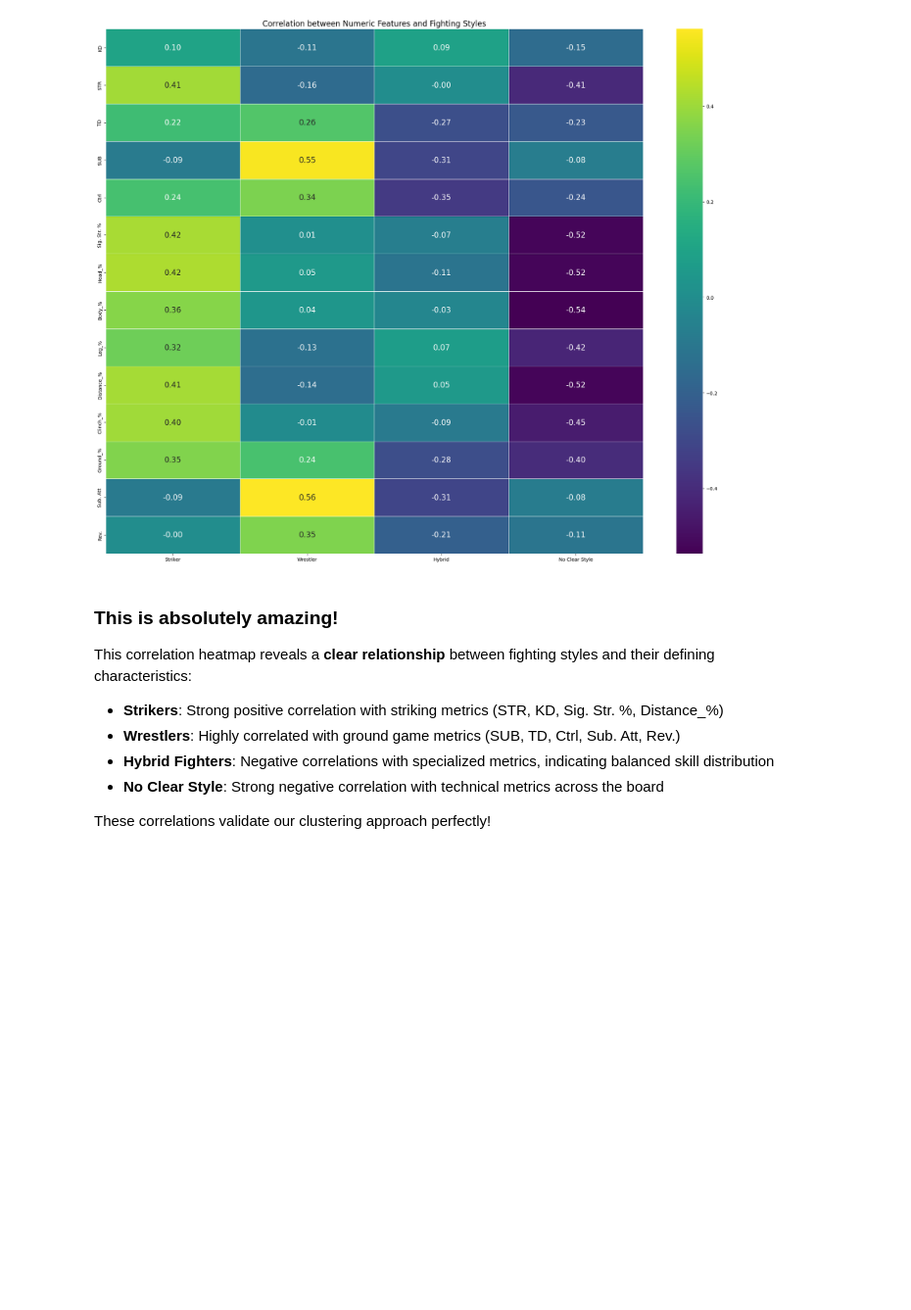
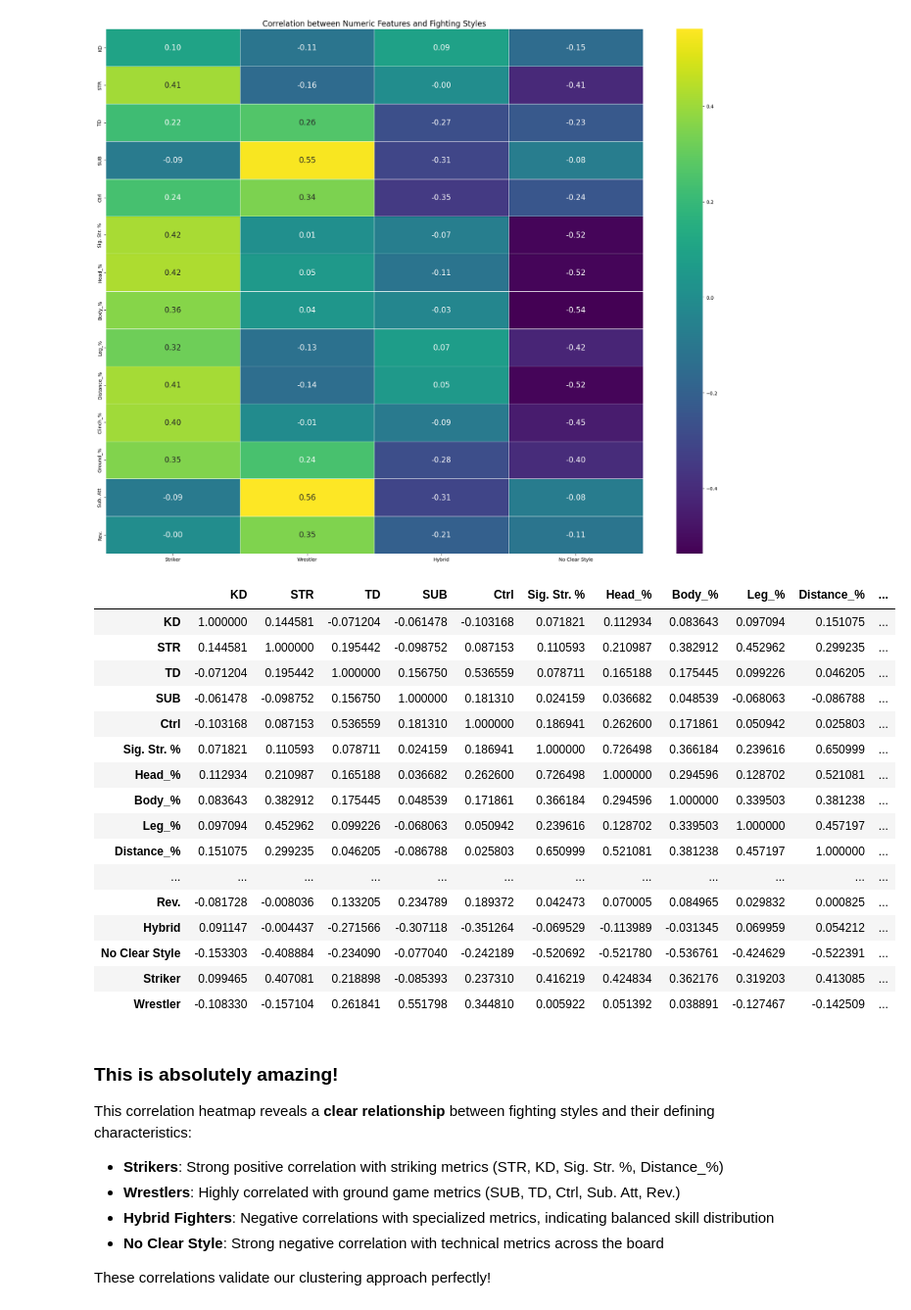
Before and after one commit to ameen-alibi/ufc-fighting-style-categorizer, a Jupyter notebook: notebooks/04_fighters_clustering.ipynb, the cells around one changed output. Shown at 98% size. Cells and saved outputs as stored; diff of their text form; code cells hidden in the pictures; blank space fills up the shorter version.

Commit message:
Make the correlation interpretation dynamic

```diff
--- a/notebooks/04_fighters_clustering.ipynb
+++ b/notebooks/04_fighters_clustering.ipynb
@@ -505,4 +505,29 @@ After completing these two visualizations we can confidently say:
 - **Cluster 1** is for wrestlers: fighters who tend more to the ground game having the biggest control time, submissions, ground strikes percentage, submission attempts and more features distinguishing wrestlers.
 - **Cluster 2** is for hybrid fighters: having a mix of both striking & wrestling.
 - **Cluster 3** has nothing significant: so they will be labeled as 'No Fighting Style'.
+# %%
+style_dummies = pd.get_dummies(fighters_df['PCA Cluster'])
+temp_df = pd.concat([fighters_df.select_dtypes(exclude=['object','category','boolean']),style_dummies],axis=1)
+corr_matrix = temp_df.corr()
+corr_matrix = corr_matrix.loc[corr_matrix.drop(columns=[0,1,2,3]).columns,[0,1,2,3]]
+
+# Using correlation to map numerical fighting classes to their meaning
+striking_cols = ['KD','STR','Sig. Str. %','Head_%','Body_%','Leg_%','Distance_%']
+wrestling_cols = ['TD','SUB','Ctrl','Ground_%','Sub. Att','Rev.',]
+
+striker = corr_matrix.transpose()[striking_cols].mean(axis=1).idxmax()
+wrestler = corr_matrix.transpose()[wrestling_cols].mean(axis=1).idxmax()
+no_style = corr_matrix.transpose().mean(axis=1).idxmin()
+# We use 6 - sum(already_assigned_classes) to get the index of the remaining class which is hybrid
+hybrid = 6 - (striker+wrestler+no_style)
+
+# Building the hashmap dynammically
+map_dict = {
+    striker : 'Striker',
+    wrestler : 'Wrestler',
+    hybrid : 'Hybrid',
+    no_style : 'No Clear Style',
+}
+
+fighters_df['Fighting Style'] = fighters_df['PCA Cluster'].map(map_dict)
 # %%
@@ -545,6 +560,26 @@ plt.tight_layout()
 plt.show()
 # %% [output]
 [figure]
+# %%
+corr_matrix
+# %% [output]
+|  | KD | STR | TD | SUB | Ctrl | Sig. Str. % | Head_% | Body_% | Leg_% | Distance_% | ... |
+| KD | 1.000000 | 0.144581 | -0.071204 | -0.061478 | -0.103168 | 0.071821 | 0.112934 | 0.083643 | 0.097094 | 0.151075 | ... |
+| STR | 0.144581 | 1.000000 | 0.195442 | -0.098752 | 0.087153 | 0.110593 | 0.210987 | 0.382912 | 0.452962 | 0.299235 | ... |
+| TD | -0.071204 | 0.195442 | 1.000000 | 0.156750 | 0.536559 | 0.078711 | 0.165188 | 0.175445 | 0.099226 | 0.046205 | ... |
+| SUB | -0.061478 | -0.098752 | 0.156750 | 1.000000 | 0.181310 | 0.024159 | 0.036682 | 0.048539 | -0.068063 | -0.086788 | ... |
+| Ctrl | -0.103168 | 0.087153 | 0.536559 | 0.181310 | 1.000000 | 0.186941 | 0.262600 | 0.171861 | 0.050942 | 0.025803 | ... |
+| Sig. Str. % | 0.071821 | 0.110593 | 0.078711 | 0.024159 | 0.186941 | 1.000000 | 0.726498 | 0.366184 | 0.239616 | 0.650999 | ... |
+| Head_% | 0.112934 | 0.210987 | 0.165188 | 0.036682 | 0.262600 | 0.726498 | 1.000000 | 0.294596 | 0.128702 | 0.521081 | ... |
+| Body_% | 0.083643 | 0.382912 | 0.175445 | 0.048539 | 0.171861 | 0.366184 | 0.294596 | 1.000000 | 0.339503 | 0.381238 | ... |
+| Leg_% | 0.097094 | 0.452962 | 0.099226 | -0.068063 | 0.050942 | 0.239616 | 0.128702 | 0.339503 | 1.000000 | 0.457197 | ... |
+| Distance_% | 0.151075 | 0.299235 | 0.046205 | -0.086788 | 0.025803 | 0.650999 | 0.521081 | 0.381238 | 0.457197 | 1.000000 | ... |
+| ... | ... | ... | ... | ... | ... | ... | ... | ... | ... | ... | ... |
+| Rev. | -0.081728 | -0.008036 | 0.133205 | 0.234789 | 0.189372 | 0.042473 | 0.070005 | 0.084965 | 0.029832 | 0.000825 | ... |
+| Hybrid | 0.091147 | -0.004437 | -0.271566 | -0.307118 | -0.351264 | -0.069529 | -0.113989 | -0.031345 | 0.069959 | 0.054212 | ... |
+| No Clear Style | -0.153303 | -0.408884 | -0.234090 | -0.077040 | -0.242189 | -0.520692 | -0.521780 | -0.536761 | -0.424629 | -0.522391 | ... |
+| Striker | 0.099465 | 0.407081 | 0.218898 | -0.085393 | 0.237310 | 0.416219 | 0.424834 | 0.362176 | 0.319203 | 0.413085 | ... |
+| Wrestler | -0.108330 | -0.157104 | 0.261841 | 0.551798 | 0.344810 | 0.005922 | 0.051392 | 0.038891 | -0.127467 | -0.142509 | ... |
 # %% [markdown]
 ### This is absolutely amazing!
 
```
Also changed, not shown: parts of 3 cells of this notebook, 3 other files.
